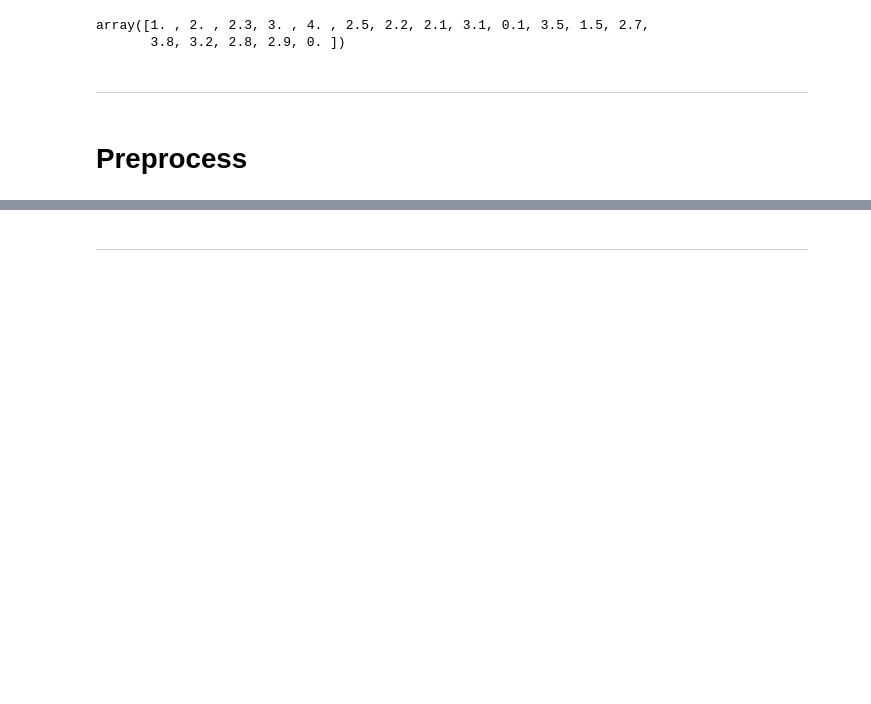
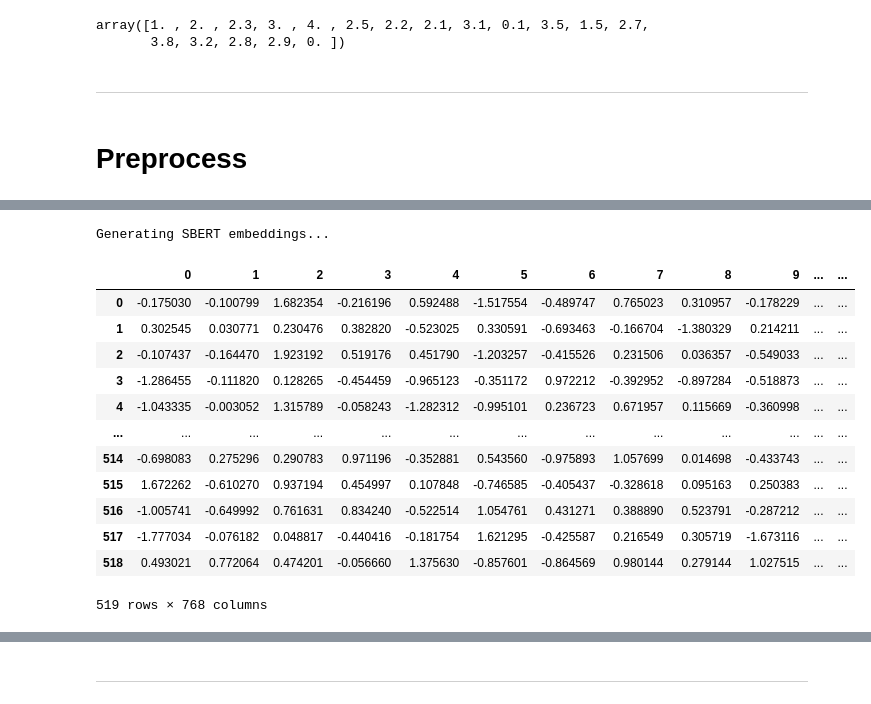
Before and after one commit to Vall-Here/nlp-essay-scoring-sentence-bert-project, a Jupyter notebook: AES/AES-BERT INDO.ipynb, the cells around one changed output, grey strips where cells are left out. Cells and saved outputs as stored; diff of their text form; code cells hidden in the pictures; blank space fills up the shorter version.

```diff
--- a/AES/AES-BERT INDO.ipynb
+++ b/AES/AES-BERT INDO.ipynb
@@ -262,6 +343,24 @@ linguistic_df.describe()
 # %%
 print("Generating SBERT embeddings...")
-sbert_embeddings = np.array(essays['processed_text'].apply(preprocessor.get_sbert_embedding).tolist())
-sbert_df = pd.DataFrame(sbert_embeddings)
+jawaban_embeddings = np.array(essays['processed_text'].apply(preprocessor.get_sbert_embedding).tolist())
+sbert_df_jawaban_siswa = pd.DataFrame(jawaban_embeddings)
+kunci_embeddings = np.array(jawaban_essay['processed_kunci_jawaban'].apply(preprocessor.get_sbert_embedding).tolist())
+sbert_df_kunci_jawaban = pd.DataFrame(kunci_embeddings)
+# %% [output]
+Generating SBERT embeddings...
 # %%
-sbert_df
+sbert_df_jawaban_siswa
+# %% [output]
+|  | 0 | 1 | 2 | 3 | 4 | 5 | 6 | 7 | 8 | 9 | ... | ... |
+| 0 | -0.175030 | -0.100799 | 1.682354 | -0.216196 | 0.592488 | -1.517554 | -0.489747 | 0.765023 | 0.310957 | -0.178229 | ... | ... |
+| 1 | 0.302545 | 0.030771 | 0.230476 | 0.382820 | -0.523025 | 0.330591 | -0.693463 | -0.166704 | -1.380329 | 0.214211 | ... | ... |
+| 2 | -0.107437 | -0.164470 | 1.923192 | 0.519176 | 0.451790 | -1.203257 | -0.415526 | 0.231506 | 0.036357 | -0.549033 | ... | ... |
+| 3 | -1.286455 | -0.111820 | 0.128265 | -0.454459 | -0.965123 | -0.351172 | 0.972212 | -0.392952 | -0.897284 | -0.518873 | ... | ... |
+| 4 | -1.043335 | -0.003052 | 1.315789 | -0.058243 | -1.282312 | -0.995101 | 0.236723 | 0.671957 | 0.115669 | -0.360998 | ... | ... |
+| ... | ... | ... | ... | ... | ... | ... | ... | ... | ... | ... | ... | ... |
+| 514 | -0.698083 | 0.275296 | 0.290783 | 0.971196 | -0.352881 | 0.543560 | -0.975893 | 1.057699 | 0.014698 | -0.433743 | ... | ... |
+| 515 | 1.672262 | -0.610270 | 0.937194 | 0.454997 | 0.107848 | -0.746585 | -0.405437 | -0.328618 | 0.095163 | 0.250383 | ... | ... |
+| 516 | -1.005741 | -0.649992 | 0.761631 | 0.834240 | -0.522514 | 1.054761 | 0.431271 | 0.388890 | 0.523791 | -0.287212 | ... | ... |
+| 517 | -1.777034 | -0.076182 | 0.048817 | -0.440416 | -0.181754 | 1.621295 | -0.425587 | 0.216549 | 0.305719 | -1.673116 | ... | ... |
+| 518 | 0.493021 | 0.772064 | 0.474201 | -0.056660 | 1.375630 | -0.857601 | -0.864569 | 0.980144 | 0.279144 | 1.027515 | ... | ... |
+519 rows × 768 columns
```
Also changed, not shown: parts of 40 cells of this notebook, 2 other files.
